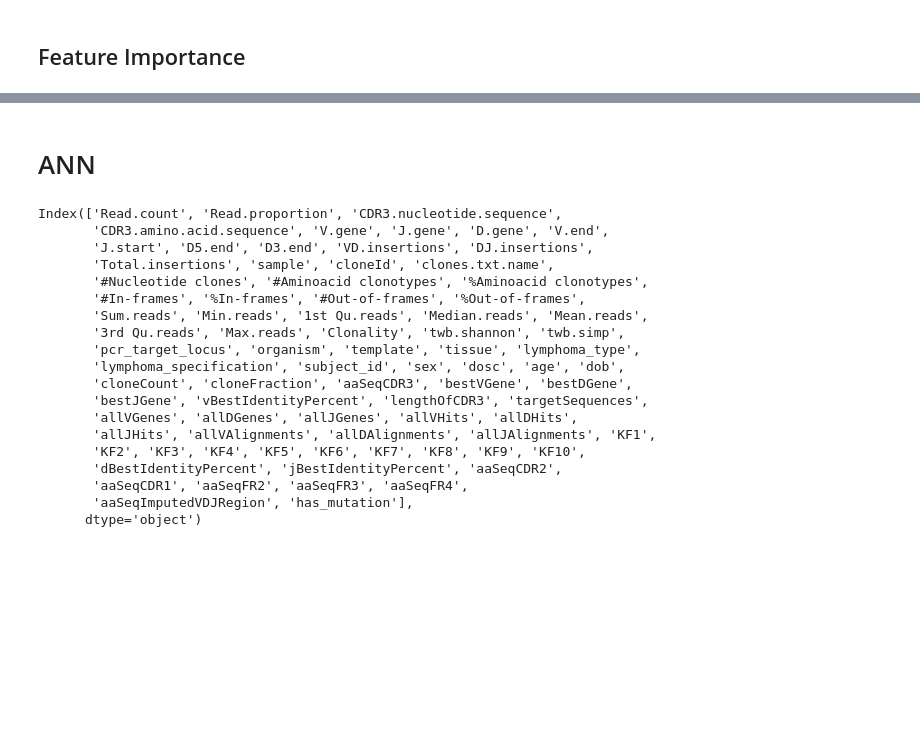
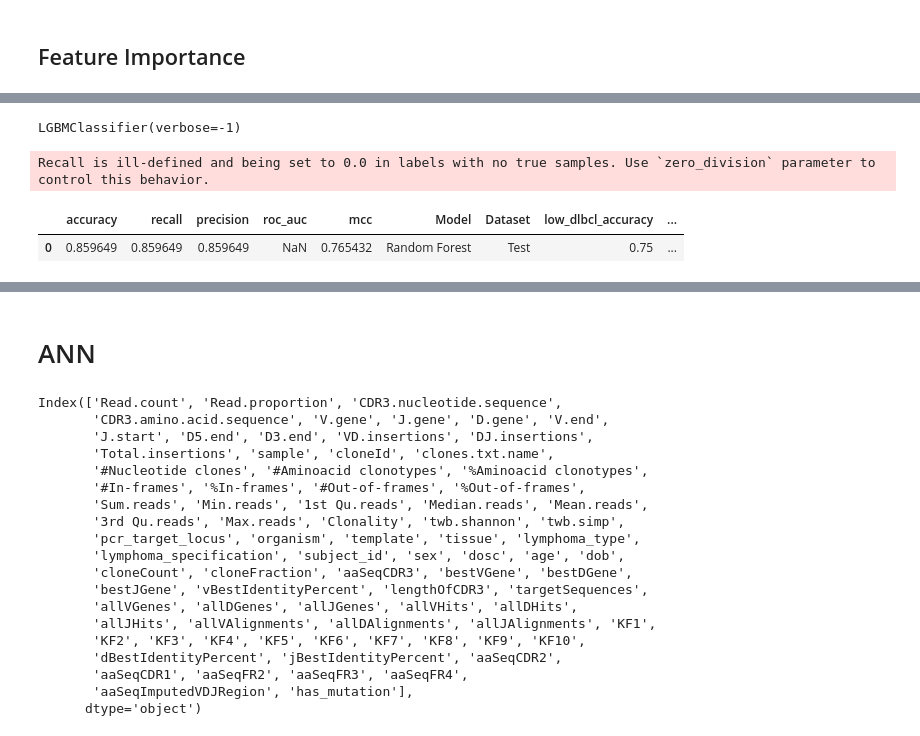
Before and after one commit to paulovic96/immusign, a Jupyter notebook: immusign_data_analysis.ipynb, the cells around one changed output, grey strips where cells are left out. Saved outputs shown, nothing was run; the diff lists cells and outputs as text; code cells hidden in the pictures; blank space fills up the shorter version.

```diff
--- a/immusign_data_analysis.ipynb
+++ b/immusign_data_analysis.ipynb
@@ -1016,0 +1100,22 @@ for key in ["tree", "cat", "lgbm"]:
+# %%
+X_train, y_train = X.loc[:,features_fit], np.asarray(X[target_column])
+
+# random forrest
+model_tree = RandomForestClassifier(n_estimators=100, random_state=42)
+model_tree.fit(X_train, y_train)
+
+model_reg = LogisticRegression(max_iter=500)
+model_reg.fit(X_train, y_train)
+
+model_reg = LogisticRegression(max_iter=500)
+model_reg.fit(X_train, y_train)
+
+ # Cat
+model_cat = CatBoostClassifier(loss_function='MultiClass', verbose=False)
+model_cat.fit(X_train, y_train)
+
+# LightGBM
+model_lgbm = lgb.LGBMClassifier(verbose=-1)
+model_lgbm.fit(X_train, y_train)
+# %% [output]
+LGBMClassifier(verbose=-1)
@@ -1016,0 +1127,2 @@ for key in ["tree", "cat", "lgbm"]:
+# %%
+y_test = X_test[target_column]
@@ -1016,0 +1131,22 @@ for key in ["tree", "cat", "lgbm"]:
+# %%
+performance_df_test = pd.DataFrame({'accuracy': [accuracy_score(y_test, y_pred)], 'recall': [recall_score(y_test, y_pred, average='binary' if len(np.unique(labels)) == 2 else 'weighted')], 'precision': [precision_score(y_test, y_pred, average='binary' if len(np.unique(labels)) == 2 else 'weighted')], 'roc_auc': [roc_auc_score(y_test, y_pred) if len(np.unique(labels)) == 2 else np.nan], 'mcc' : [matthews_corrcoef(y_test, y_pred)]})
+performance_df_test["Model"] = "Random Forest"
+performance_df_test["Dataset"] = 'Test'
+# %%
+low_cf = (X_test.cloneFraction_1 <0.2) & (X_test.lymphoma_specification_grouped_encoded == 0)
+low_mask = (low_cf== 1)
+# %%
+if len(y_test[low_mask]) == 0:
+    masked_dlbcl_accuracies_test = [np.nan,  np.nan,np.nan]
+else:
+    masked_dlbcl_accuracies_test = [accuracy_score(y_test[low_mask],y_pred[low_mask] ),
+                        precision_score(y_test[low_mask],y_pred[low_mask] , average='binary' if len(np.unique(labels)) == 2 else 'weighted'),
+                        recall_score(y_test[low_mask],y_pred[low_mask], average='binary' if len(np.unique(labels)) == 2 else 'weighted' )]
+performance_df_test = pd.concat([performance_df_test, pd.DataFrame(columns=["low_dlbcl_accuracy", "low_dlbcl_precision", "low_dlbcl_recall"], data = [masked_dlbcl_accuracies_test])], axis=1)
+# %% [output]
+Recall is ill-defined and being set to 0.0 in labels with no true samples. Use `zero_division` parameter to control this behavior.
+# %%
+performance_df_test
+# %% [output]
+|  | accuracy | recall | precision | roc_auc | mcc | Model | Dataset | low_dlbcl_accuracy | ... |
+| 0 | 0.859649 | 0.859649 | 0.859649 | NaN | 0.765432 | Random Forest | Test | 0.75 | ... |
```
Also changed, not shown: parts of 82 cells of this notebook.
